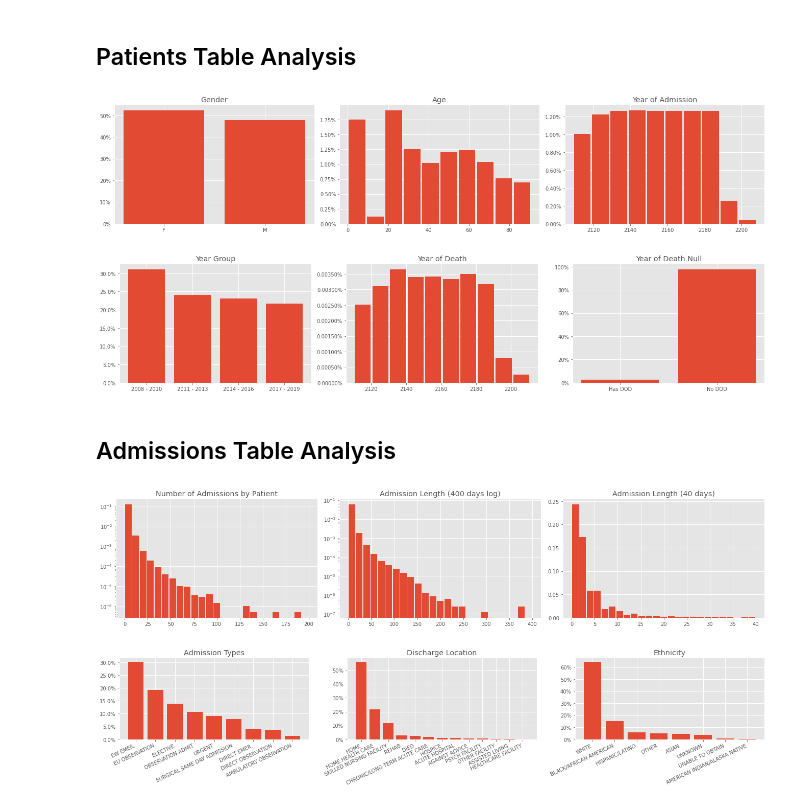
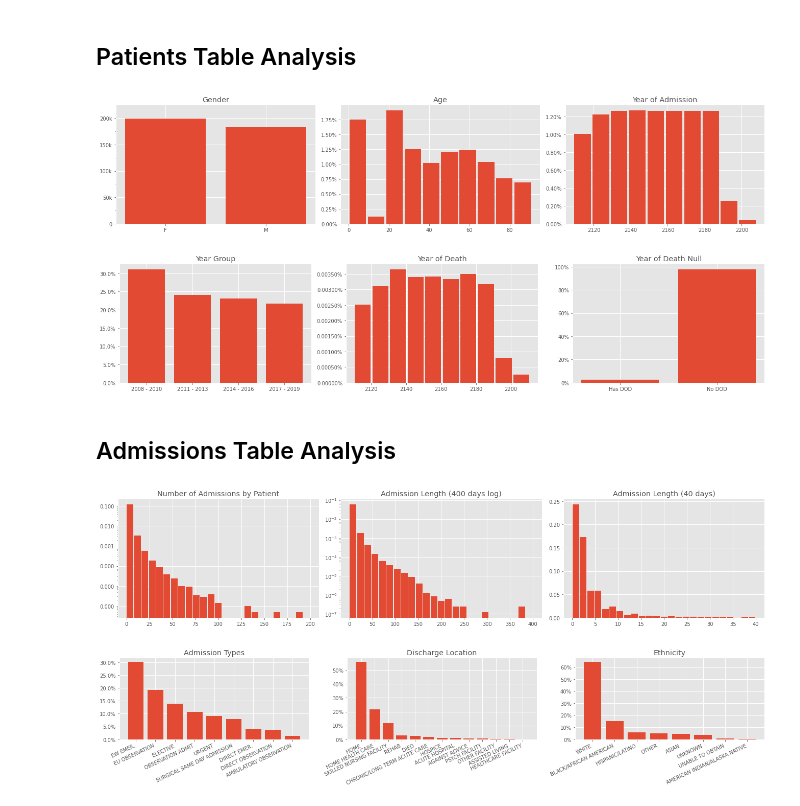
Before and after one commit to pasteur-dev/pasteur, a Jupyter notebook: notebooks/mimic_core.ipynb, the cells around one changed output. Cells and saved outputs as stored; diff of their text form; code cells hidden in the pictures.

Commit message:
use abs numbers for gender plot

```diff
--- a/notebooks/mimic_core.ipynb
+++ b/notebooks/mimic_core.ipynb
@@ -3,7 +3,7 @@
 This notebook analyzes the mimic core tables, after they've been transformed to the `mimic_mm_core` view.
 # %%
 # Removes lint errors from VS Code
-from typing import Dict, TYPE_CHECKING
+from typing import Dict, TYPE_CHECKING, Tuple, List
 
 if TYPE_CHECKING:
     import kedro
@@ -17,7 +17,7 @@ if TYPE_CHECKING:
 
 import matplotlib
 from matplotlib import pyplot as plt
-import matplotlib.ticker as mtick
+import matplotlib.ticker as ticker
 
 plt.style.use("./utils/light.mplstyle")
 plt.rcParams['figure.figsize'] = [6, 4]
@@ -27,10 +27,10 @@ plt.rcParams['figure.figsize'] = [6, 4]
 import numpy as np
 import pandas as pd
 
-def subplots_row(cols):
+def subplots_row(cols) -> Tuple[plt.Figure, List[plt.Axes]]:
     w, h = plt.rcParams['figure.figsize']
     margin = plt.rcParams["figure.subplot.wspace"]
-    return plt.subplots(1, cols, figsize=(w*cols + margin*(cols-1), h))
+    return *plt.subplots(1, cols, figsize=(w*cols + margin*(cols-1), h)), 0
 # %%
 # Load data with kedro
 patients = catalog.load('mimic_mm_core.view.patients')
@@ -49,41 +49,47 @@ len(patients), len(admissions), len(transfers)
 # Sensitive
 patients.head()
 # %%
-fig, ax = subplots_row(3)
+fig, ax, i = subplots_row(3)
 counts = patients.value_counts('gender')
-counts /= np.sum(counts)
-ax[0].set_title('Gender')
-ax[0].bar(list(counts.keys()), list(counts.values))
-ax[0].yaxis.set_major_formatter(mtick.PercentFormatter(1.0))
+ax[i].set_title('Gender')
+ax[i].bar(list(counts.keys()), list(counts.values))
+ax[i].yaxis.set_major_locator(ticker.MultipleLocator(50000))
+ax[i].yaxis.set_minor_locator(ticker.MultipleLocator(25000))
+ax[i].yaxis.set_major_formatter(ticker.FuncFormatter(lambda x, _: '%dk' % (x / 1000) if x else '0'))
+ax[i].set_ylim([0, 225000])
 
-ax[1].hist(patients['anchor_age'], density=True, rwidth=0.9)
-ax[1].set_title('Age')
-ax[1].yaxis.set_major_formatter(mtick.PercentFormatter(1.0))
+i += 1
+ax[i].hist(patients['anchor_age'], density=True, rwidth=0.9)
+ax[i].set_title('Age')
+ax[i].yaxis.set_major_formatter(ticker.PercentFormatter(1.0))
 
-ax[2].hist(patients['anchor_year'], density=True, rwidth=0.9)
-ax[2].set_title('Year of Admission')
-ax[2].yaxis.set_major_formatter(mtick.PercentFormatter(1.0))
+i += 1
+ax[i].hist(patients['anchor_year'], density=True, rwidth=0.9)
+ax[i].set_title('Year of Admission')
+ax[i].yaxis.set_major_formatter(ticker.PercentFormatter(1.0))
 fig.tight_layout()
 
-fig, ax = subplots_row(3)
+fig, ax, i = subplots_row(3)
 counts = patients.value_counts('anchor_year_group')
 counts /= np.sum(counts)
-ax[0].set_title('Year Group')
-ax[0].bar(list(counts.keys()), list(counts.values))
-ax[0].yaxis.set_major_formatter(mtick.PercentFormatter(1.0))
+ax[i].set_title('Year Group')
+ax[i].bar(list(counts.keys()), list(counts.values))
+ax[i].yaxis.set_major_formatter(ticker.PercentFormatter(1.0))
 
-ax[1].set_title('Year of Death')
-ax[1].hist(patients['dod'].dropna(), density=True, rwidth=0.9)
-ax[1].yaxis.set_major_formatter(mtick.PercentFormatter(1.0))
+i += 1
+ax[i].set_title('Year of Death')
+ax[i].hist(patients['dod'].dropna(), density=True, rwidth=0.9)
+ax[i].yaxis.set_major_formatter(ticker.PercentFormatter(1.0))
 
+i += 1
 total = len(patients)
 no_dod = patients['dod'].isnull().sum() / total
-ax[2].set_title('Year of Death Null')
-ax[2].bar(['Has DOD', "No DOD"], [1-no_dod, no_dod])
-ax[2].yaxis.set_major_formatter(mtick.PercentFormatter(1.0))
+ax[i].set_title('Year of Death Null')
+ax[i].bar(['Has DOD', "No DOD"], [1-no_dod, no_dod])
+ax[i].yaxis.set_major_formatter(ticker.PercentFormatter(1.0))
 fig.tight_layout()
 # %% [output]
-[figure, old version]
+[figure, new version]
 [figure]
 # %% [markdown]
 ## Admissions Table Analysis
@@ -91,19 +97,22 @@ fig.tight_layout()
 # Sensitive
 admissions.head()
 # %%
-fig, ax = subplots_row(3)
+fig, ax, i = subplots_row(3)
 counts = admissions.groupby('subject_id')['subject_id'].count()
-ax[0].set_title('Number of Admissions by Patient')
-ax[0].hist(counts, range=(0, 200), log=True, density=True, bins=25, rwidth=0.9)
+ax[i].set_title('Number of Admissions by Patient')
+ax[i].hist(counts, range=(0, 200), log=True, density=True, bins=25, rwidth=0.9)
+ax[i].yaxis.set_major_formatter(ticker.ScalarFormatter())
 
+i += 1
 admission_length = admissions['dischtime'] - admissions['admittime']
-ax[1].set_title('Admission Length (400 days log)')
-ax[1].hist(admission_length.dt.days, range=(0, 400), density=True, log=True, bins=25, rwidth=0.9)
+ax[i].set_title('Admission Length (400 days log)')
+ax[i].hist(admission_length.dt.days, range=(0, 400), density=True, log=True, bins=25, rwidth=0.9)
 
-ax[2].set_title('Admission Length (40 days)')
-ax[2].hist(admission_length.dt.days, range=(0, 40), density=True, bins=25, rwidth=0.9)
+i += 1
+ax[i].set_title('Admission Length (40 days)')
+ax[i].hist(admission_length.dt.days, range=(0, 40), density=True, bins=25, rwidth=0.9)
 
 fig.tight_layout()
 # %% [output]
-[figure, old version]
+[figure, new version]
 # %%
```
Also changed, not shown: parts of 1 cell of this notebook.
